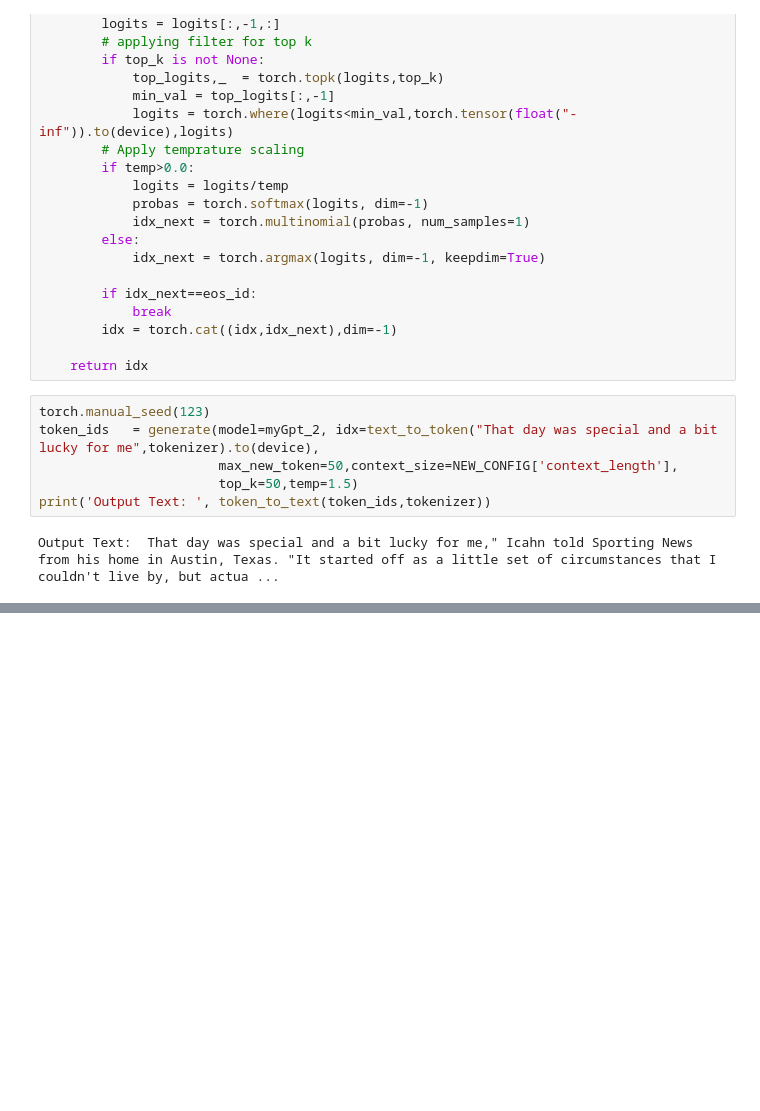
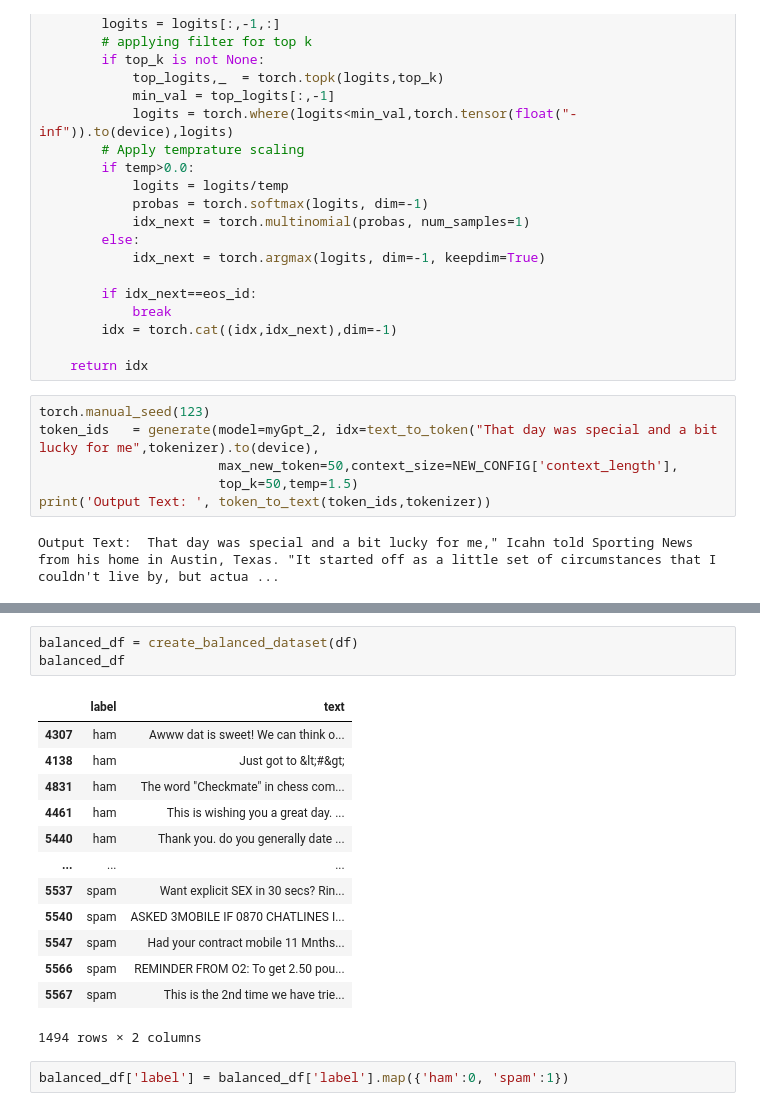
Before and after one commit to souravsharma22/LLMs, a Jupyter notebook: zz3_openWeights.ipynb, the cells around one changed output, grey strips where cells are left out. Saved outputs shown, nothing was run; the diff lists cells and outputs as text; blank space fills up the shorter version.

```diff
--- a/zz3_openWeights.ipynb
+++ b/zz3_openWeights.ipynb
@@ -368,0 +402,19 @@ Output Text:  That day was special and a bit lucky for me," Icahn told Sporting
+# %%
+balanced_df = create_balanced_dataset(df)
+balanced_df
+# %% [output]
+|  | label | text |
+| 4307 | ham | Awww dat is sweet! We can think o... |
+| 4138 | ham | Just got to &lt;#&gt; |
+| 4831 | ham | The word "Checkmate" in chess com... |
+| 4461 | ham | This is wishing you a great day. ... |
+| 5440 | ham | Thank you. do you generally date ... |
+| ... | ... | ... |
+| 5537 | spam | Want explicit SEX in 30 secs? Rin... |
+| 5540 | spam | ASKED 3MOBILE IF 0870 CHATLINES I... |
+| 5547 | spam | Had your contract mobile 11 Mnths... |
+| 5566 | spam | REMINDER FROM O2: To get 2.50 pou... |
+| 5567 | spam | This is the 2nd time we have trie... |
+1494 rows × 2 columns
+# %%
+balanced_df['label'] = balanced_df['label'].map({'ham':0, 'spam':1})
```
Also changed, not shown: parts of 16 cells of this notebook, 4 other files.
